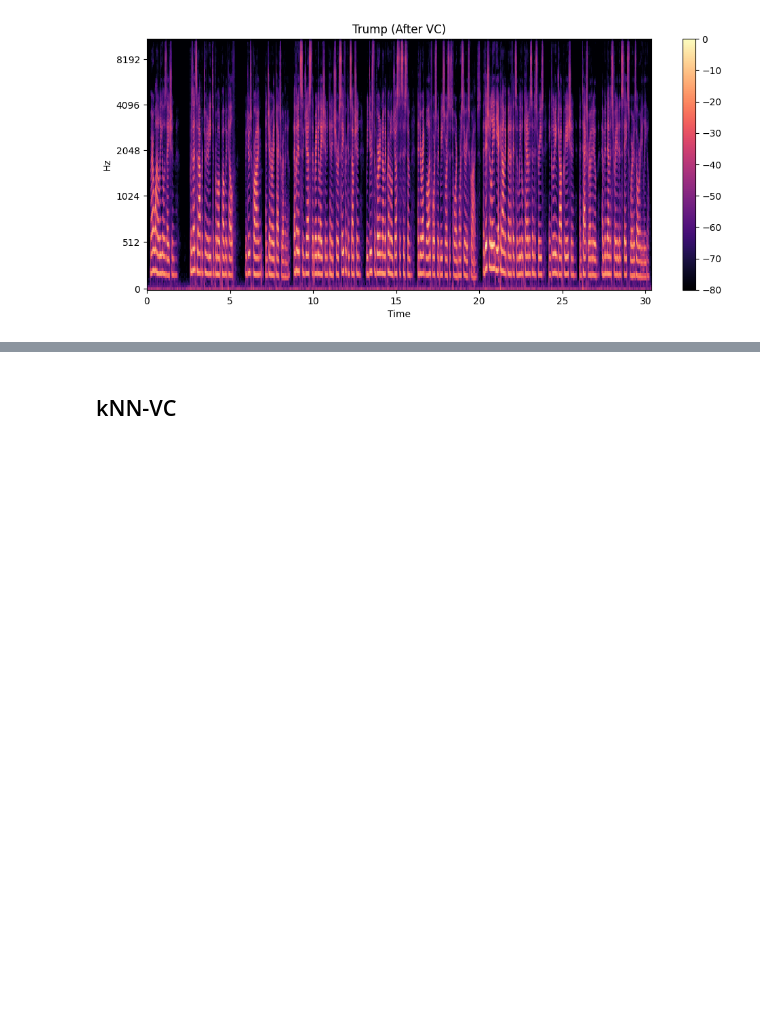
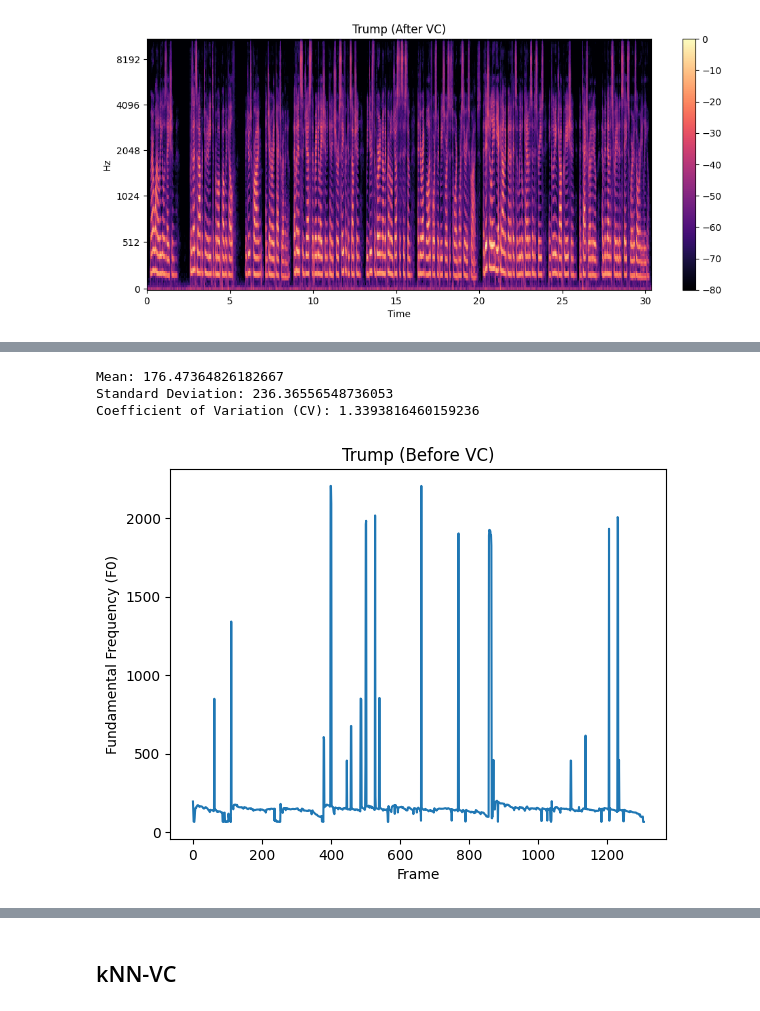
Before and after one commit to ndsoham/PSI-Prosody-Experiment, a Jupyter notebook: Timbre-Conversion.ipynb, the cells around one changed output, grey strips where cells are left out. Saved outputs shown, nothing was run; the diff lists cells and outputs as text; code cells hidden in the pictures; blank space fills up the shorter version.

```diff
--- a/Timbre-Conversion.ipynb
+++ b/Timbre-Conversion.ipynb
@@ -85,0 +129,9 @@ show_mel_spectrogram("good_outputs/Trump/trump_to_taco2.wav", title="Trump (Afte
+# %%
+# Trump (Before VC)
+trump_bf_f0s = estimate_frequencies("good_outputs/Trump/trump_output_fishspeech.wav", "Trump (Before VC)")
+print_statistics(trump_bf_f0s)
+# %% [output]
+Mean: 176.47364826182667
+Standard Deviation: 236.36556548736053
+Coefficient of Variation (CV): 1.3393816460159236
+[figure, added]
```
Also changed, not shown: parts of 9 cells of this notebook.
